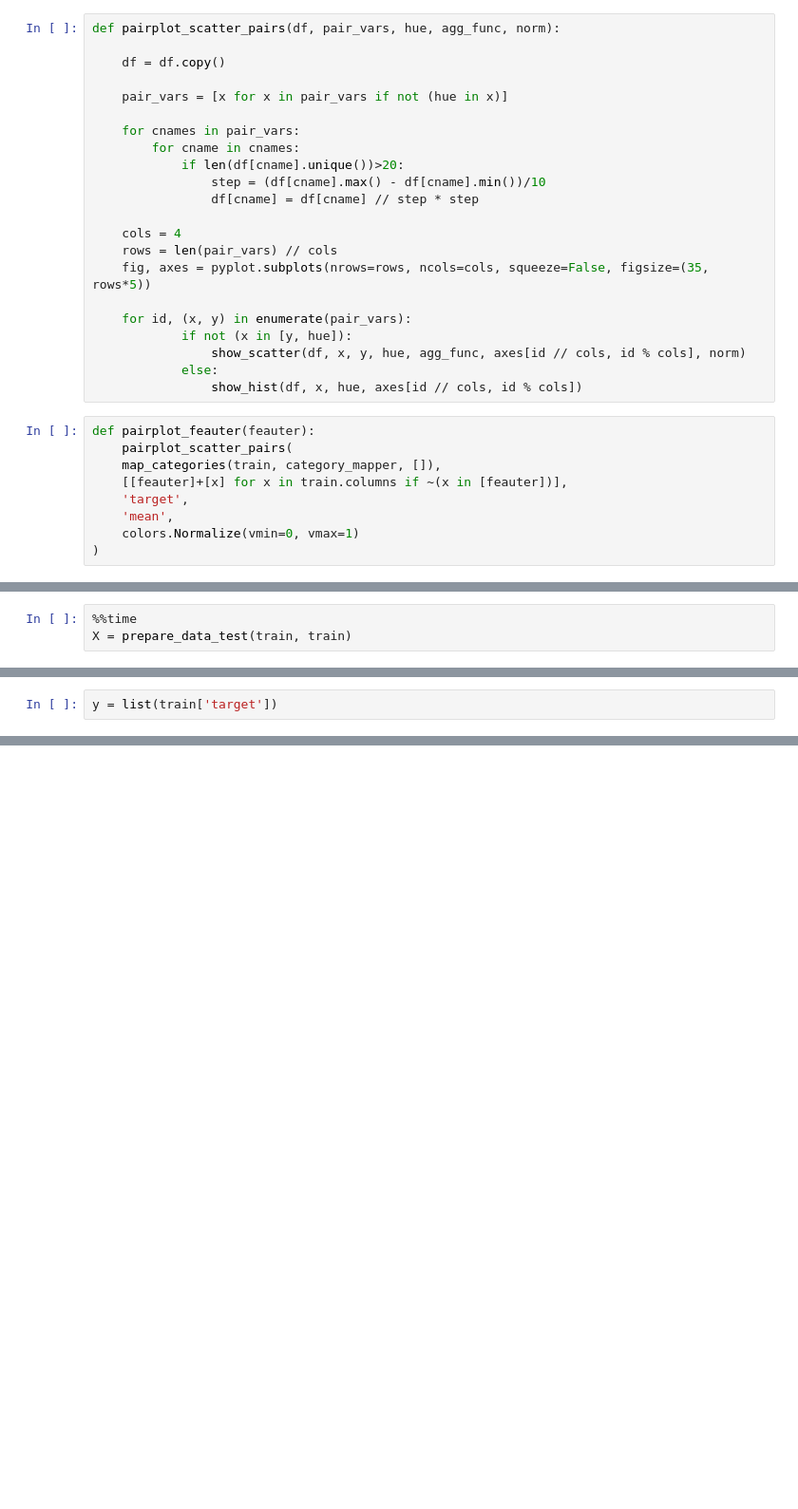
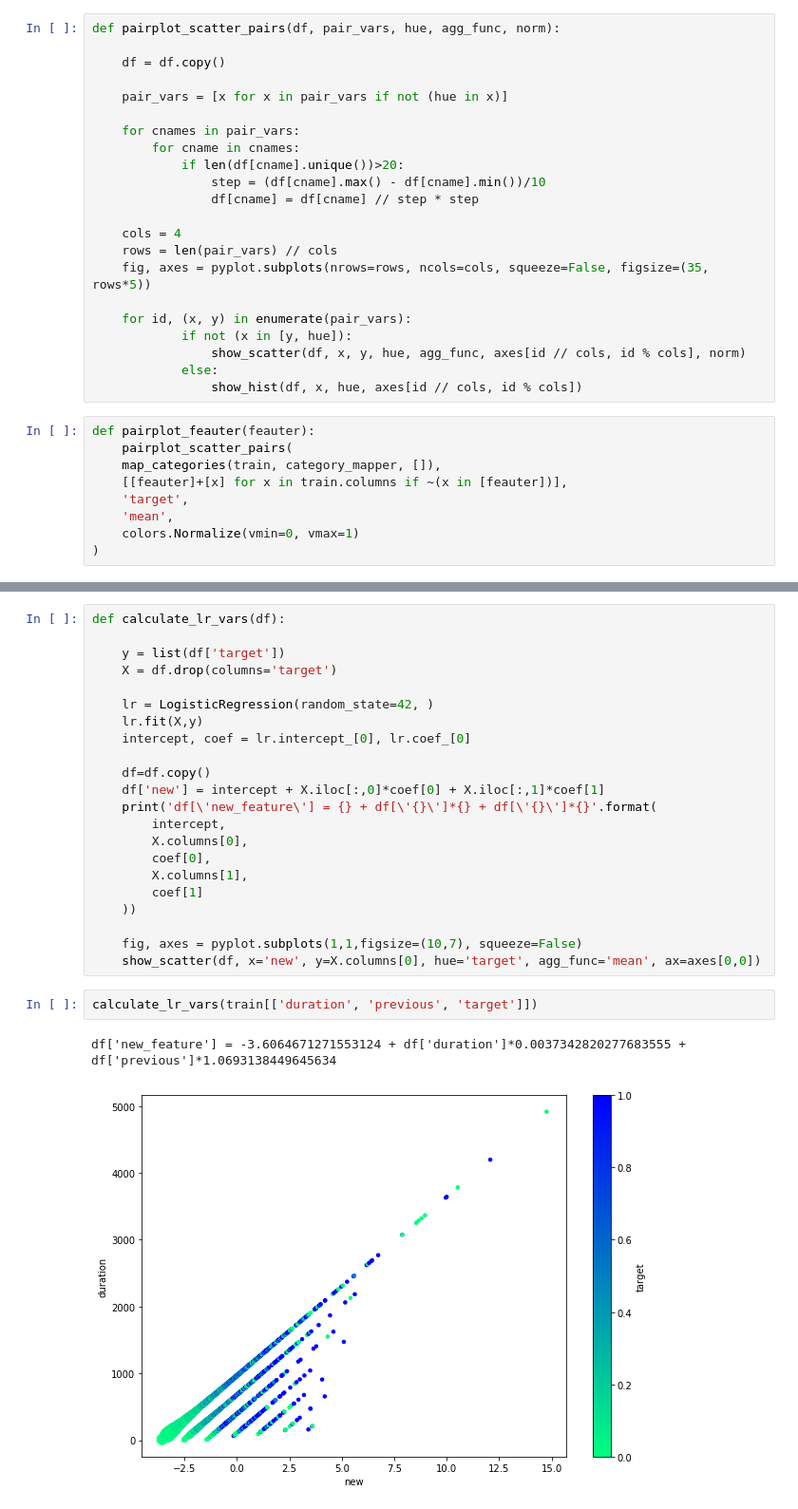
Before and after one commit to Vetrintsev/sfml, a Jupyter notebook: hw_03/sf02classification.ipynb, the cells around one changed output, grey strips where cells are left out. Shown: that part at 95% size. Cells and saved outputs as stored; diff of their text form; blank space fills up the shorter version.

```diff
--- a/hw_03/sf02classification.ipynb
+++ b/hw_03/sf02classification.ipynb
@@ -734,3 +216,0 @@ def prepare_data_test(df_train, df_test):
-# %%
-%%time
-X = prepare_data_test(train, train)
@@ -745,2 +216,0 @@ Wall time: 7min 36s
-# %%
-y = list(train['target'])
@@ -856,0 +243,27 @@ y_test = pd.DataFrame(predict, X_test.index, columns=['target'])
+# %%
+def calculate_lr_vars(df):
+
+    y = list(df['target'])
+    X = df.drop(columns='target')
+
+    lr = LogisticRegression(random_state=42, )
+    lr.fit(X,y)
+    intercept, coef = lr.intercept_[0], lr.coef_[0]
+
+    df=df.copy()
+    df['new'] = intercept + X.iloc[:,0]*coef[0] + X.iloc[:,1]*coef[1]
+    print('df[\'new_feature\'] = {} + df[\'{}\']*{} + df[\'{}\']*{}'.format(
+        intercept,
+        X.columns[0],
+        coef[0],
+        X.columns[1],
+        coef[1]
+    ))
+
+    fig, axes = pyplot.subplots(1,1,figsize=(10,7), squeeze=False)
+    show_scatter(df, x='new', y=X.columns[0], hue='target', agg_func='mean', ax=axes[0,0])
+# %%
+calculate_lr_vars(train[['duration', 'previous', 'target']])
+# %% [output]
+df['new_feature'] = -3.6064671271553124 + df['duration']*0.0037342820277683555 + df['previous']*1.0693138449645634
+[figure, added]
```
Also changed, not shown: parts of 101 cells of this notebook.
